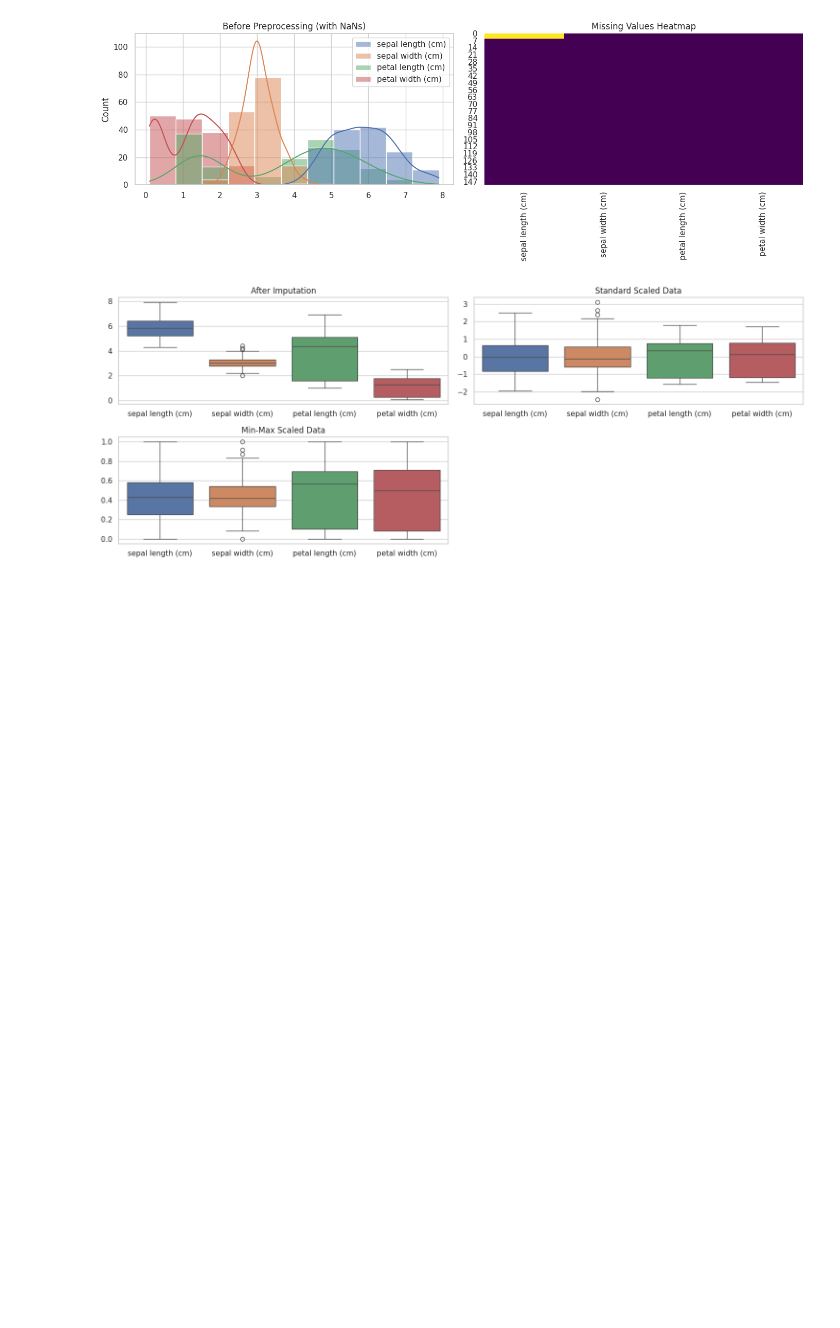
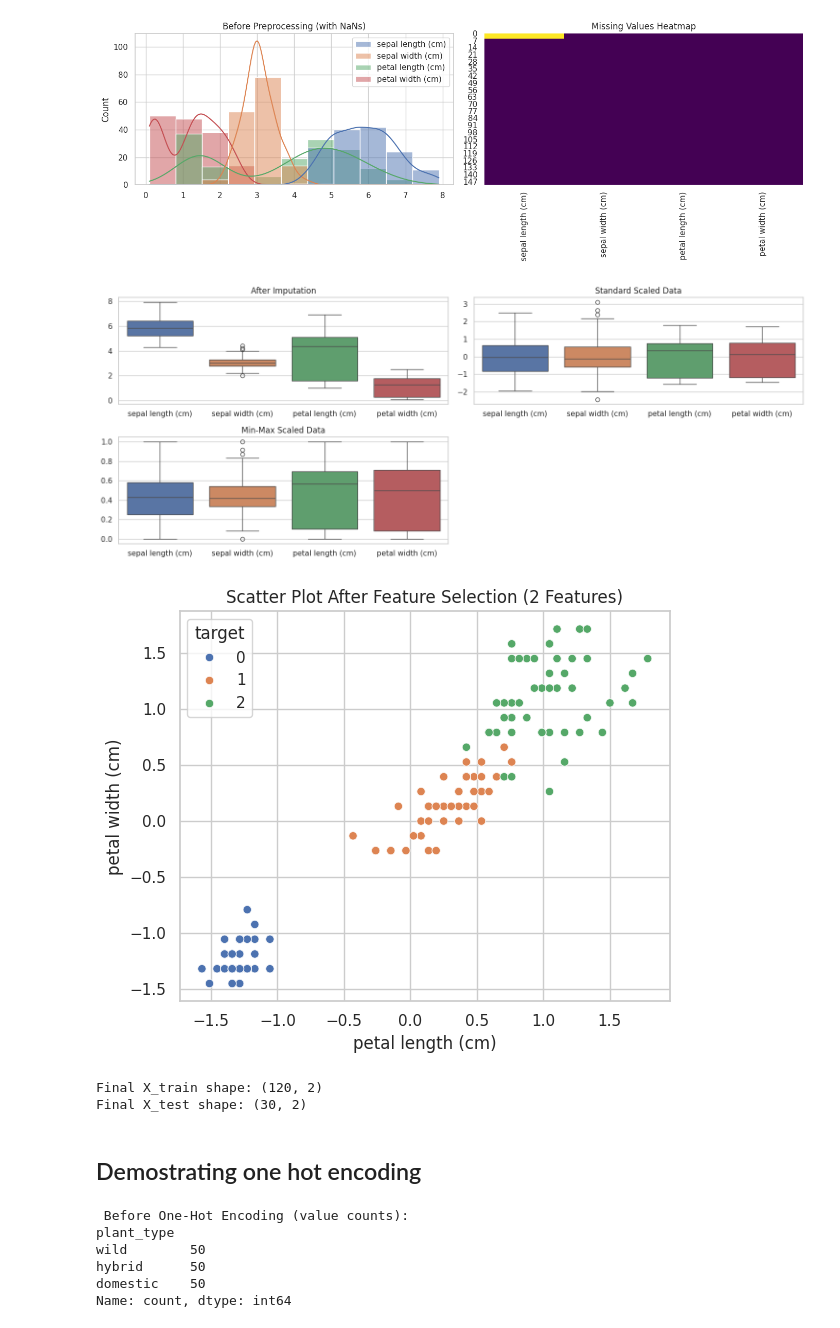
Before and after one commit to ArpitAwasthi2411/Machine-Learning, a Jupyter notebook: MachineLearningLab.ipynb, the cells around one changed output. Saved outputs shown, nothing was run; the diff lists cells and outputs as text; code cells hidden in the pictures; blank space fills up the shorter version.

```diff
--- a/MachineLearningLab.ipynb
+++ b/MachineLearningLab.ipynb
@@ -153,3 +153,14 @@ selector = SelectKBest(score_func=f_classif, k=2)
 X_selected = selector.fit_transform(X_scaled_std, y)
 selected_features = selector.get_support(indices=True)
 selected_feature_names = [x.columns[i] for i in selected_features]
+# %%
+X_selected_df = pd.DataFrame(X_selected, columns=selected_feature_names)
+X_selected_df['target'] = y
+
+plt.figure(figsize=(6, 5))
+sns.scatterplot(data=X_selected_df, x=selected_feature_names[0], y=selected_feature_names[1], hue='target', palette='deep')
+plt.title("Scatter Plot After Feature Selection (2 Features)")
+plt.tight_layout()
+plt.show()
+# %% [output]
+[figure, added]
@@ -155,0 +169,8 @@ selected_feature_names = [x.columns[i] for i in selected_features]
+# %%
+print("Final X_train shape:", X_train.shape)
+print("Final X_test shape:", X_test.shape)
+# %% [output]
+Final X_train shape: (120, 2)
+Final X_test shape: (30, 2)
+# %% [markdown]
+## Demostrating one hot encoding
@@ -155,0 +188,10 @@ selected_feature_names = [x.columns[i] for i in selected_features]
+# %%
+print(" Before One-Hot Encoding (value counts):")
+print(X['plant_type'].value_counts())
+# %% [output]
+ Before One-Hot Encoding (value counts):
+plant_type
+wild        50
+hybrid      50
+domestic    50
+Name: count, dtype: int64
```
Also changed, not shown: parts of 40 cells of this notebook.
